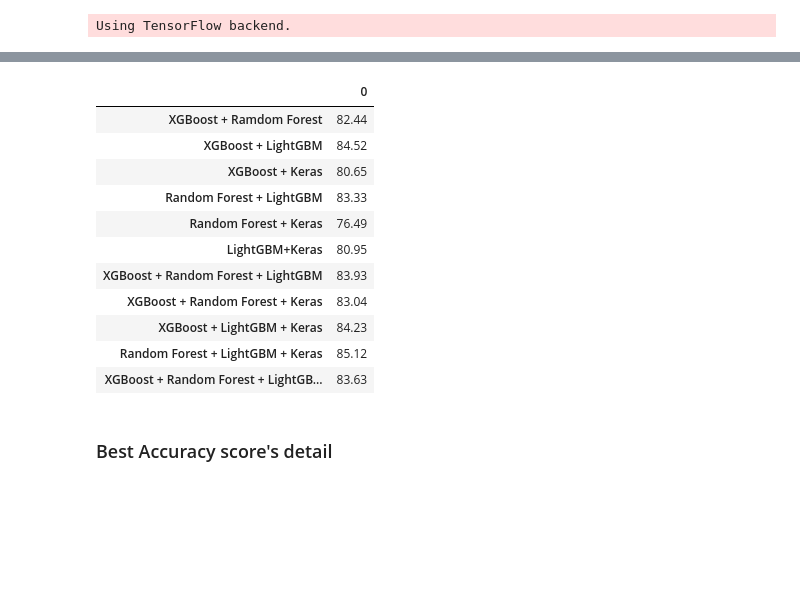
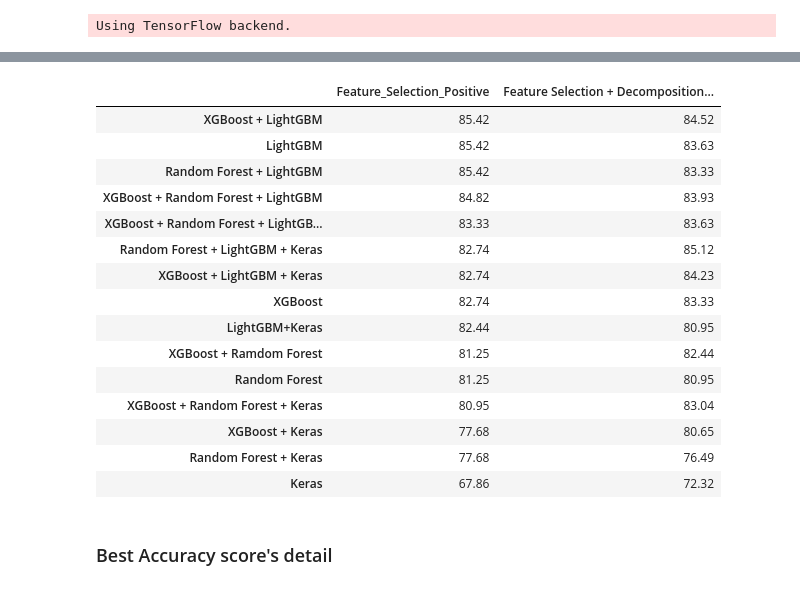
Before and after one commit to WSY496/ms2class, a Jupyter notebook: ipynb/9_0_grid search voting positive.ipynb, the cells around one changed output, grey strips where cells are left out. Saved outputs shown, nothing was run; the diff lists cells and outputs as text; code cells hidden in the pictures; blank space fills up the shorter version.

```diff
--- a/ipynb/9_0_grid search voting positive.ipynb
+++ b/ipynb/9_0_grid search voting positive.ipynb
@@ -91,9 +142,9 @@ o['XGBoost + Random Forest + LightGBM + Keras'] = [round((sum(np.argmax((rf_resu
 # %%
 b = pd.DataFrame()
-# b = pd.concat([b, pd.DataFrame(d).T], axis=1)
+b = pd.concat([b, pd.DataFrame(d).T], axis=1)
 # %%
 v = pd.DataFrame()
-# v = pd.concat([v, pd.DataFrame(o).T], axis=1)
+v = pd.concat([v, pd.DataFrame(o).T], axis=1)
 # %%
 # read data
 df = pd.concat([
@@ -159,21 +218,25 @@ v = pd.concat([v, pd.DataFrame(o).T], axis=1)
 t = pd.concat([b, v])
 t.columns = ['Feature_Selection_Positive', 'Feature Selection + Decomposition_Positive']
 t.to_csv('../result/voting_gs.csv')
-# %%
-v
-# %% [output]
-|  | 0 |
-| XGBoost + Ramdom Forest | 82.44 |
-| XGBoost + LightGBM | 84.52 |
-| XGBoost + Keras | 80.65 |
-| Random Forest + LightGBM | 83.33 |
-| Random Forest + Keras | 76.49 |
-| LightGBM+Keras | 80.95 |
-| XGBoost + Random Forest + LightGBM | 83.93 |
-| XGBoost + Random Forest + Keras | 83.04 |
-| XGBoost + LightGBM + Keras | 84.23 |
-| Random Forest + LightGBM + Keras | 85.12 |
-| XGBoost + Random Forest + LightGB... | 83.63 |
+# %%
+t.sort_values(['Feature_Selection_Positive','Feature Selection + Decomposition_Positive'], ascending=False)
+# %% [output]
+|  | Feature_Selection_Positive | Feature Selection + Decomposition... |
+| XGBoost + LightGBM | 85.42 | 84.52 |
+| LightGBM | 85.42 | 83.63 |
+| Random Forest + LightGBM | 85.42 | 83.33 |
+| XGBoost + Random Forest + LightGBM | 84.82 | 83.93 |
+| XGBoost + Random Forest + LightGB... | 83.33 | 83.63 |
+| Random Forest + LightGBM + Keras | 82.74 | 85.12 |
+| XGBoost + LightGBM + Keras | 82.74 | 84.23 |
+| XGBoost | 82.74 | 83.33 |
+| LightGBM+Keras | 82.44 | 80.95 |
+| XGBoost + Ramdom Forest | 81.25 | 82.44 |
+| Random Forest | 81.25 | 80.95 |
+| XGBoost + Random Forest + Keras | 80.95 | 83.04 |
+| XGBoost + Keras | 77.68 | 80.65 |
+| Random Forest + Keras | 77.68 | 76.49 |
+| Keras | 67.86 | 72.32 |
 # %% [markdown]
 ### Best Accuracy score's detail
 # %%
```
Also changed, not shown: parts of 6 cells of this notebook, 15 other files.
